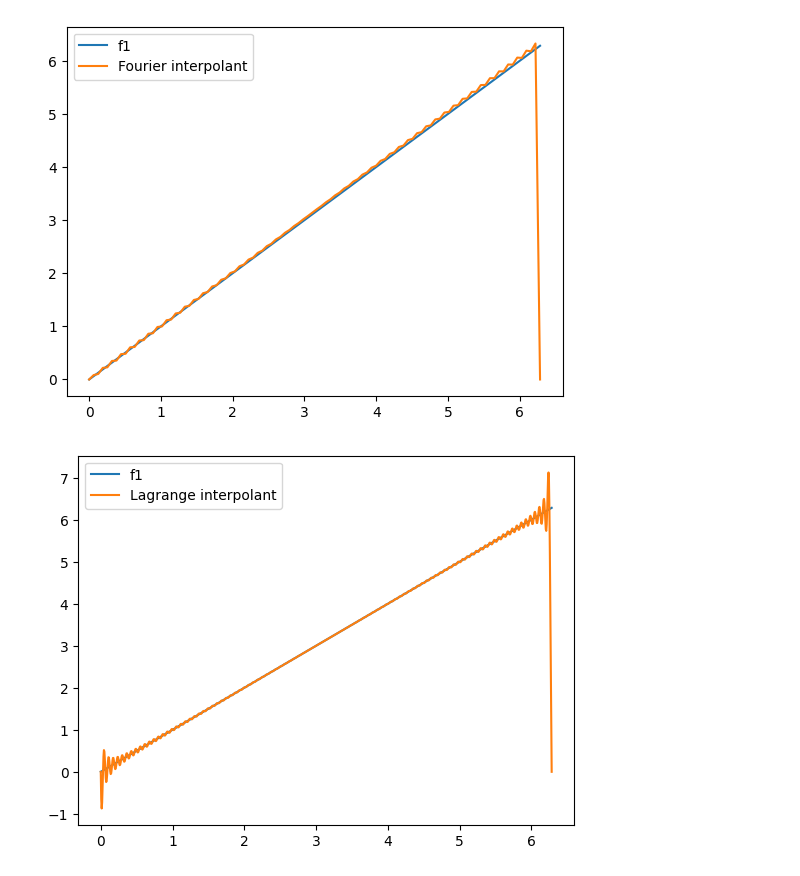
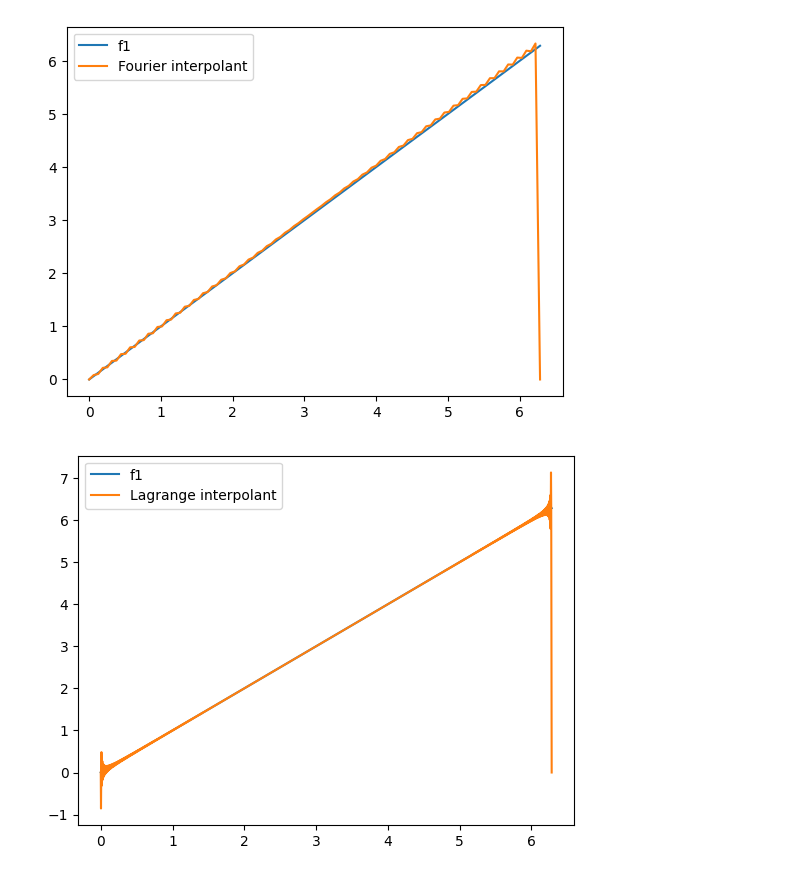
Before and after one commit to timfelle/SpectralElements, a Jupyter notebook: main.ipynb, the cells around one changed output. Drawn from its saved outputs; the diff is of its cells as text; code cells hidden in the pictures.

```diff
--- a/main.ipynb
+++ b/main.ipynb
@@ -156,33 +156,33 @@ def FourierInterpolantFromNodes(x, nodes, func_evaluation):
         # Initialize the sum
         sum = 0
 
         # Loop over the nodes
         for j in range(n):
             x_j = nodes[j]
 
             t = .5 * (x_i - x_j)
 
             # Sum the terms
             sum = sum + func_evaluation[j] * sin(n * t) / tan(t) / n
 
         # Append the value
         values.append(sum)
 
     return values
 
 # Compare the interpolant with the original function
-N = 200
+N = 1000
 nodes = []
 for j in range(N):
     nodes.append(2 * pi * j / N)
 
 coef = DiscreteFourierCoefficients(f1(nodes))
 
-pts = np.linspace(0, 2*pi, 1000)
+pts = np.linspace(0, 2*pi, 2000)
 
 plt.plot(pts, f1(pts))
 plt.plot(pts, FourierInterpolantFromNodes(pts, nodes, f1(nodes)))
 
 plt.legend(['f1', 'Lagrange interpolant']);
 # %% [output]
-[figure, old version]
+[figure, new version]
```
